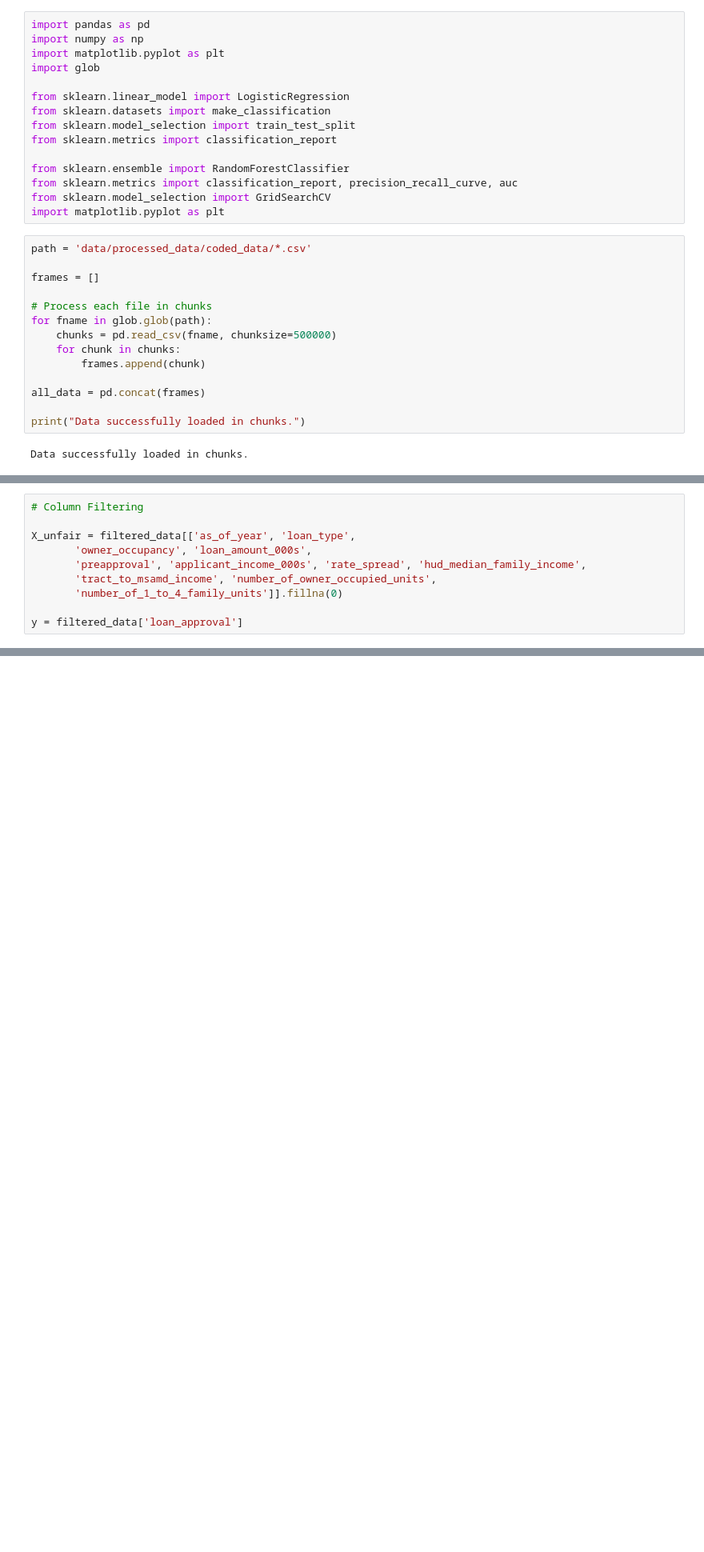
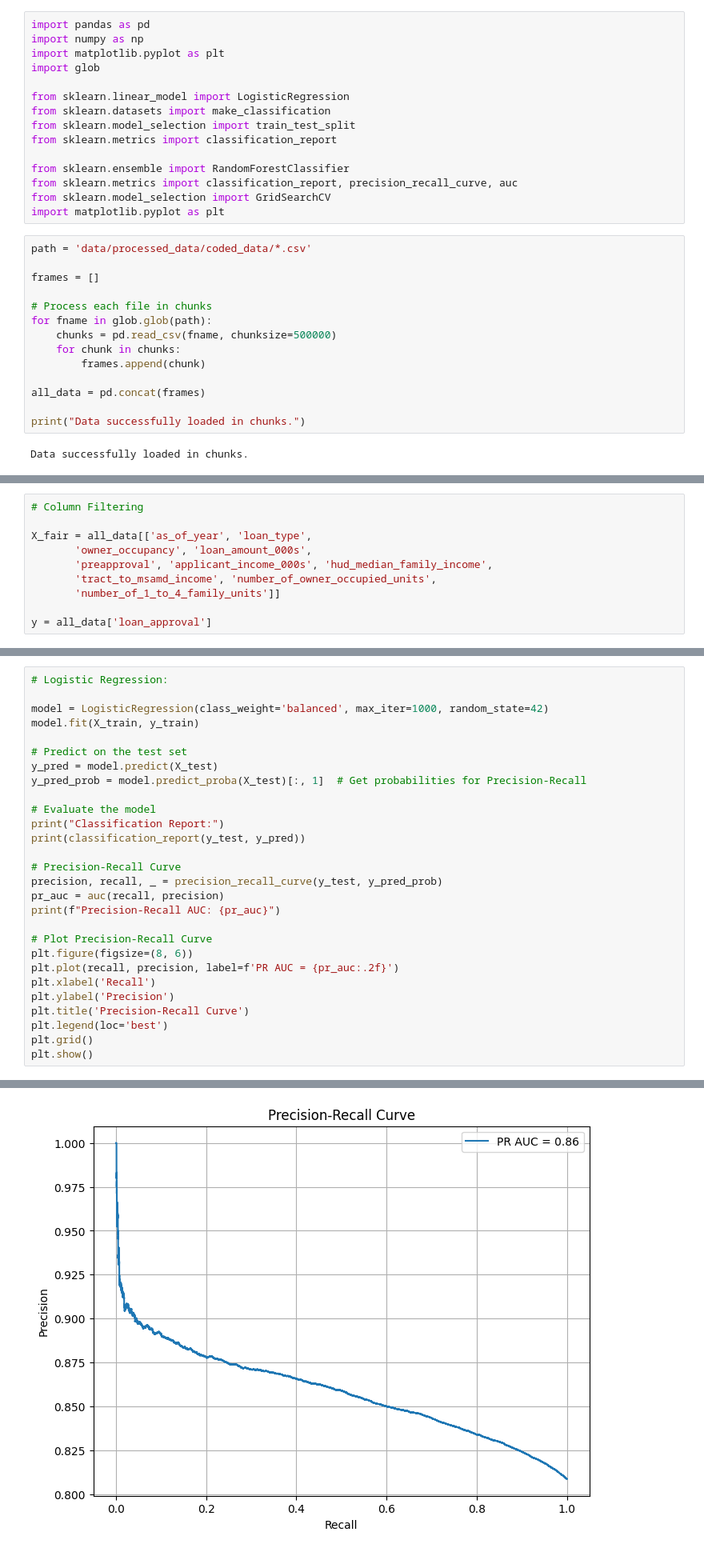
Before and after one commit to hillmerr/Loan_fairness, a Jupyter notebook: model_building.ipynb, the cells around one changed output, grey strips where cells are left out. Shown: that part at 80% size. Drawn from its saved outputs; the diff is of its cells as text; blank space fills up the shorter version.

```diff
--- a/model_building.ipynb
+++ b/model_building.ipynb
@@ -52,10 +32,10 @@ Index(['as_of_year', 'respondent_id', 'agency_name', 'agency_abbr',
 # %%
 # Column Filtering
 
-X_unfair = filtered_data[['as_of_year', 'loan_type',
+X_fair = all_data[['as_of_year', 'loan_type',
        'owner_occupancy', 'loan_amount_000s',
-       'preapproval', 'applicant_income_000s', 'rate_spread', 'hud_median_family_income',
+       'preapproval', 'applicant_income_000s', 'hud_median_family_income',
        'tract_to_msamd_income', 'number_of_owner_occupied_units',
-       'number_of_1_to_4_family_units']].fillna(0)
+       'number_of_1_to_4_family_units']]
 
-y = filtered_data['loan_approval']
+y = all_data['loan_approval']
@@ -61,0 +59,29 @@ y = filtered_data['loan_approval']
+# %%
+# Logistic Regression:
+
+model = LogisticRegression(class_weight='balanced', max_iter=1000, random_state=42)
+model.fit(X_train, y_train)
+
+# Predict on the test set
+y_pred = model.predict(X_test)
+y_pred_prob = model.predict_proba(X_test)[:, 1]  # Get probabilities for Precision-Recall
+
+# Evaluate the model
+print("Classification Report:")
+print(classification_report(y_test, y_pred))
+
+# Precision-Recall Curve
+precision, recall, _ = precision_recall_curve(y_test, y_pred_prob)
+pr_auc = auc(recall, precision)
+print(f"Precision-Recall AUC: {pr_auc}")
+
+# Plot Precision-Recall Curve
+plt.figure(figsize=(8, 6))
+plt.plot(recall, precision, label=f'PR AUC = {pr_auc:.2f}')
+plt.xlabel('Recall')
+plt.ylabel('Precision')
+plt.title('Precision-Recall Curve')
+plt.legend(loc='best')
+plt.grid()
+plt.show()
+# %% [output]
@@ -61,0 +106 @@ y = filtered_data['loan_approval']
+[figure, added]
```
Also changed, not shown: parts of 18 cells of this notebook, 1 other file.
